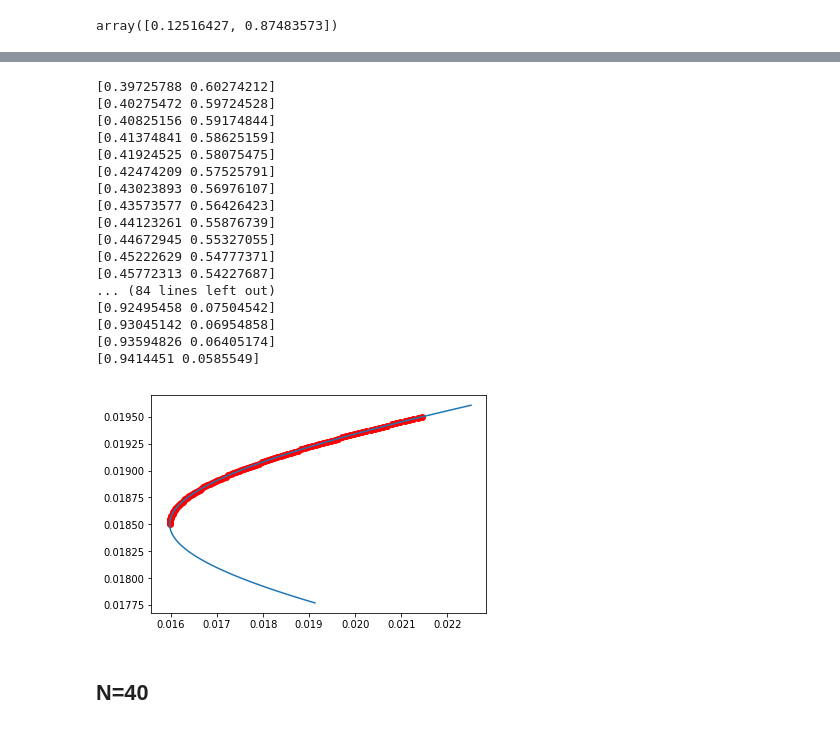
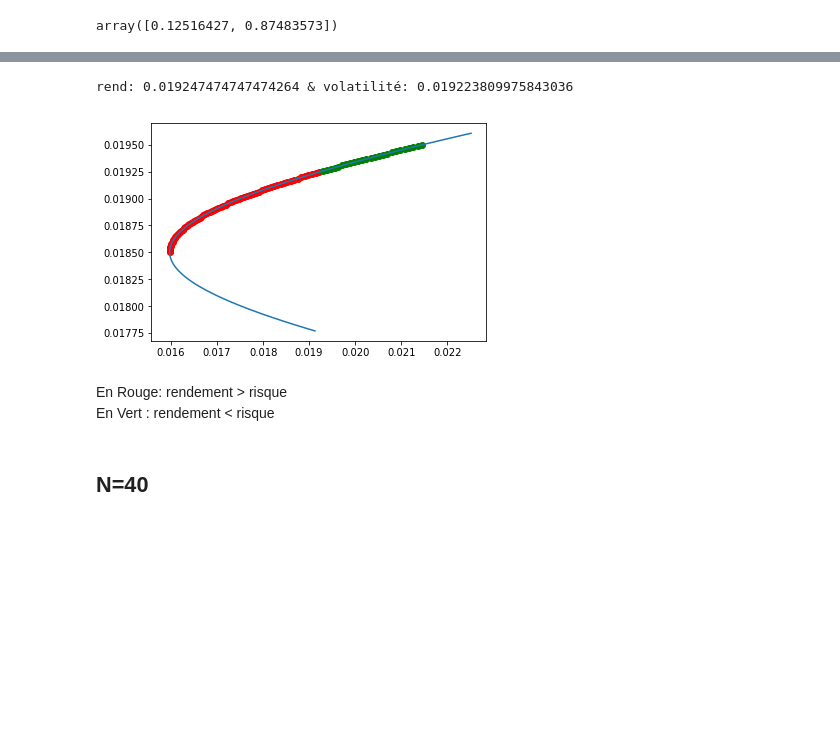
Before and after one commit to landEpita/Dolphin, a Jupyter notebook: Optimisation_Markowitz.ipynb, the cells around one changed output, grey strips where cells are left out. Drawn from its saved outputs; the diff is of its cells as text; code cells hidden in the pictures; blank space fills up the shorter version.

```diff
--- a/Optimisation_Markowitz.ipynb
+++ b/Optimisation_Markowitz.ipynb
@@ -478,39 +478,32 @@ print(f"[{i}] rend: {rend} & volatilité: {std}")
 # %%
 w_ = np.linspace(0, 1, num=100)
 W = np.array([w_, 1-w_]).T
 
 
 variance, std, rend = sharpe(W, mat_return)
 
 minimum = np.argmin(std)
 plt.plot(std,rend)
 
-w_ = np.linspace(0.0185, 0.0195, num=100)
+target_ = np.linspace(0.0185, 0.0195, num=100)
+best = ""
 
-for i in w_:
+for i in target_:
     w = E* i + F
-    print(w)
     variance, std, rend = sharpe(w, mat_return)
-    plt.scatter(std, rend, c="red")
+    if std < rend:
+        best = f"rend: {rend} & volatilité: {std}"
+        plt.scatter(std, rend, c="red")
+    else:
+        plt.scatter(std, rend, c="green")
+
+print(best)
 # %% [output]
-[0.39725788 0.60274212]
-[0.40275472 0.59724528]
-[0.40825156 0.59174844]
-[0.41374841 0.58625159]
-[0.41924525 0.58075475]
-[0.42474209 0.57525791]
-[0.43023893 0.56976107]
-[0.43573577 0.56426423]
-[0.44123261 0.55876739]
-[0.44672945 0.55327055]
-[0.45222629 0.54777371]
-[0.45772313 0.54227687]
-... (84 lines left out)
-[0.92495458 0.07504542]
-[0.93045142 0.06954858]
-[0.93594826 0.06405174]
-[0.9414451 0.0585549]
+rend: 0.019247474747474264 & volatilité: 0.019223809975843036
-[figure, old version]
+[figure, new version]
+# %% [markdown]
+En Rouge: rendement > risque
+En Vert : rendement < risque
 # %% [markdown]
 ## N=40
 # %%
```
Also changed, not shown: parts of 3 cells of this notebook.
